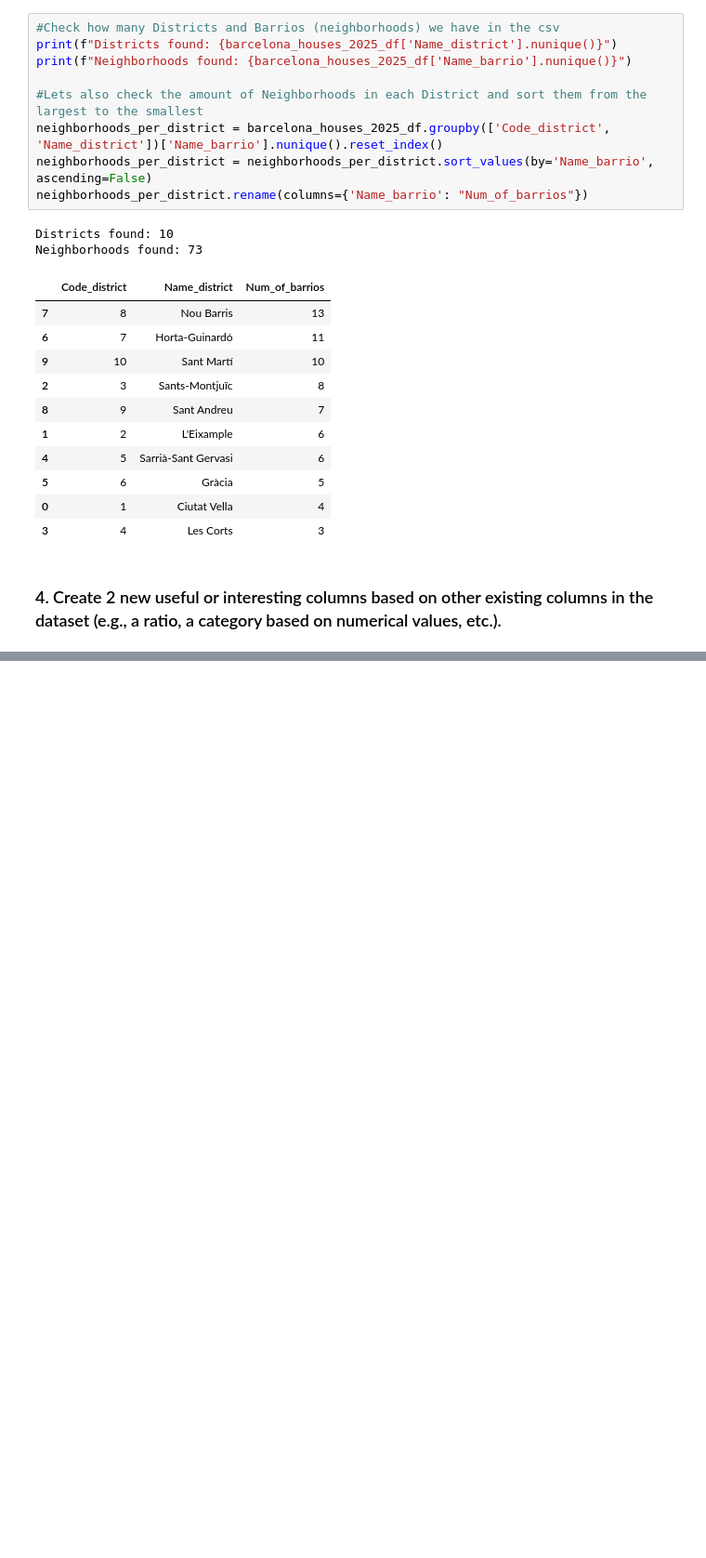
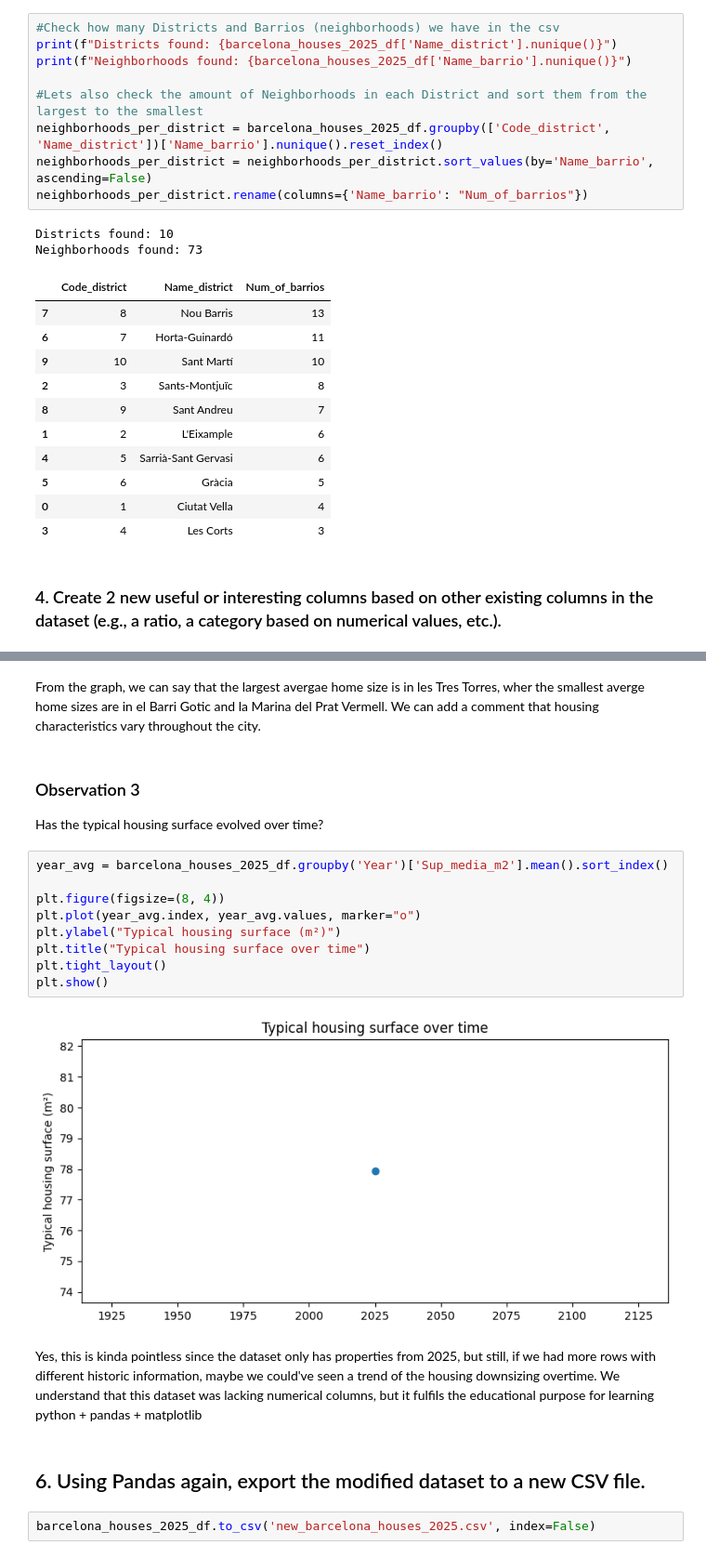
Before and after one commit to eae-elias-saif/ipld-assignment-3, a Jupyter notebook: analysis.ipynb, the cells around one changed output, grey strips where cells are left out. Shown at 93% size. Saved outputs shown, nothing was run; the diff lists cells and outputs as text; blank space fills up the shorter version.

```diff
--- a/analysis.ipynb
+++ b/analysis.ipynb
@@ -118,0 +158,22 @@ barcelona_houses_2025_df[['Name_barrio', 'Sup_media_m2', 'Size_category', 'Is_ab
+# %% [markdown]
+From the graph, we can say that the largest avergae home size is in les Tres Torres, wher the smallest averge home sizes are in el Barri Gotic and la Marina del Prat Vermell. We can add a comment that housing characteristics vary throughout the city.
+# %% [markdown]
+### Observation 3
+Has the typical housing surface evolved over time?
+# %%
+year_avg = barcelona_houses_2025_df.groupby('Year')['Sup_media_m2'].mean().sort_index()
+
+plt.figure(figsize=(8, 4))
+plt.plot(year_avg.index, year_avg.values, marker="o")
+plt.ylabel("Typical housing surface (m²)")
+plt.title("Typical housing surface over time")
+plt.tight_layout()
+plt.show()
+# %% [output]
+[figure, added]
+# %% [markdown]
+Yes, this is kinda pointless since the dataset only has properties from 2025, but still, if we had more rows with different historic information, maybe we could've seen a trend of the housing downsizing overtime. We understand that this dataset was lacking numerical columns, but it fulfils the educational purpose for learning python + pandas + matplotlib
+# %% [markdown]
+## 6. Using Pandas again, export the modified dataset to a new CSV file.
+# %%
+barcelona_houses_2025_df.to_csv('new_barcelona_houses_2025.csv', index=False)
```
Also changed, not shown: parts of 10 cells of this notebook, 2 other files.
